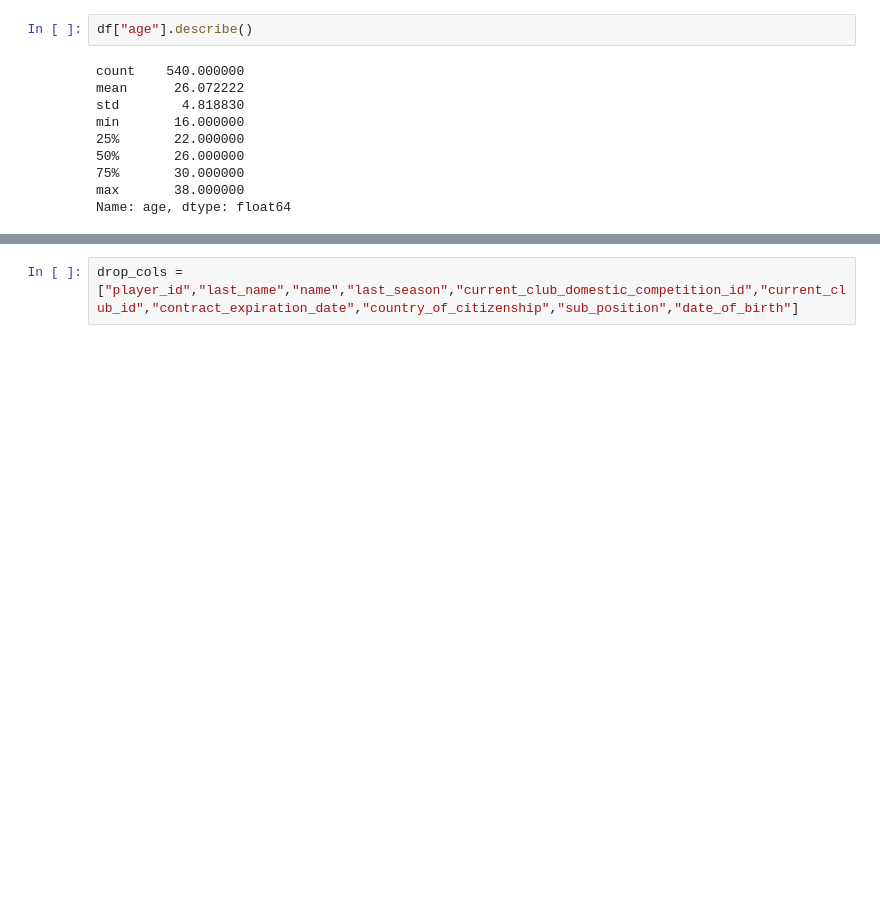
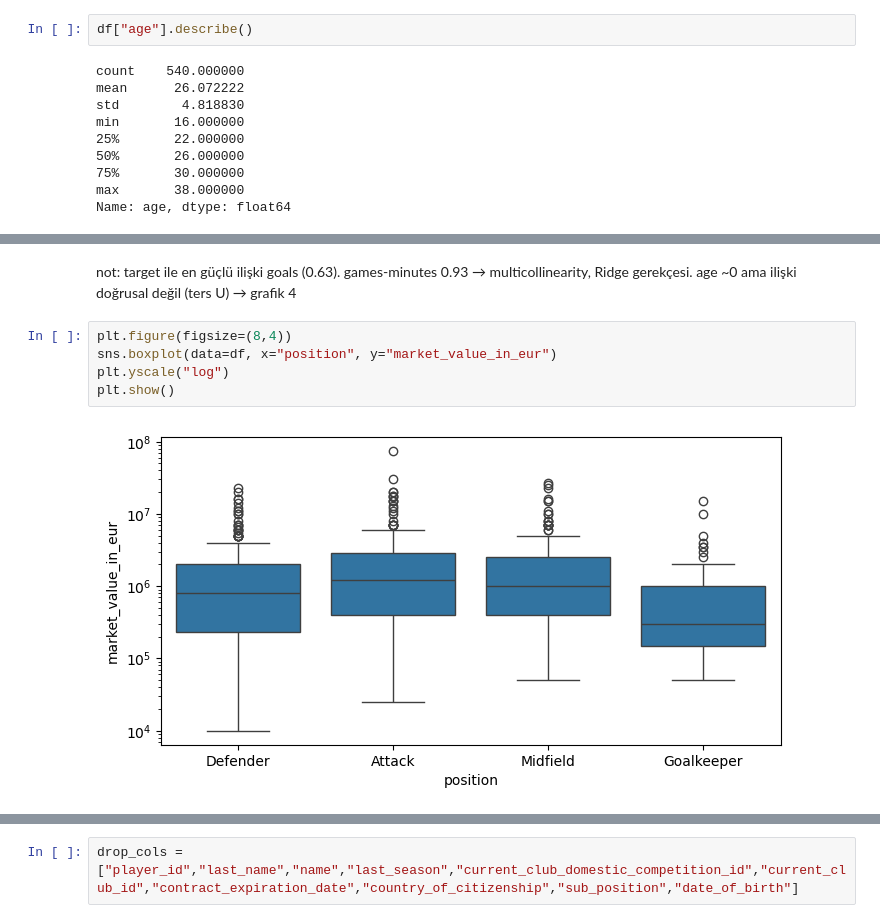
Before and after one commit to bulentalkan/mltraining, a Jupyter notebook: 6-FBProject.ipynb, the cells around one changed output, grey strips where cells are left out. Cells and saved outputs as stored; diff of their text form; blank space fills up the shorter version.

```diff
--- a/6-FBProject.ipynb
+++ b/6-FBProject.ipynb
@@ -398,0 +426,9 @@ Name: age, dtype: float64
+# %% [markdown]
+not: target ile en güçlü ilişki goals (0.63). games-minutes 0.93 → multicollinearity, Ridge gerekçesi. age ~0 ama ilişki doğrusal değil (ters U) → grafik 4
+# %%
+plt.figure(figsize=(8,4))
+sns.boxplot(data=df, x="position", y="market_value_in_eur")
+plt.yscale("log")
+plt.show()
+# %% [output]
+[figure, added]
```
Also changed, not shown: parts of 10 cells of this notebook.
